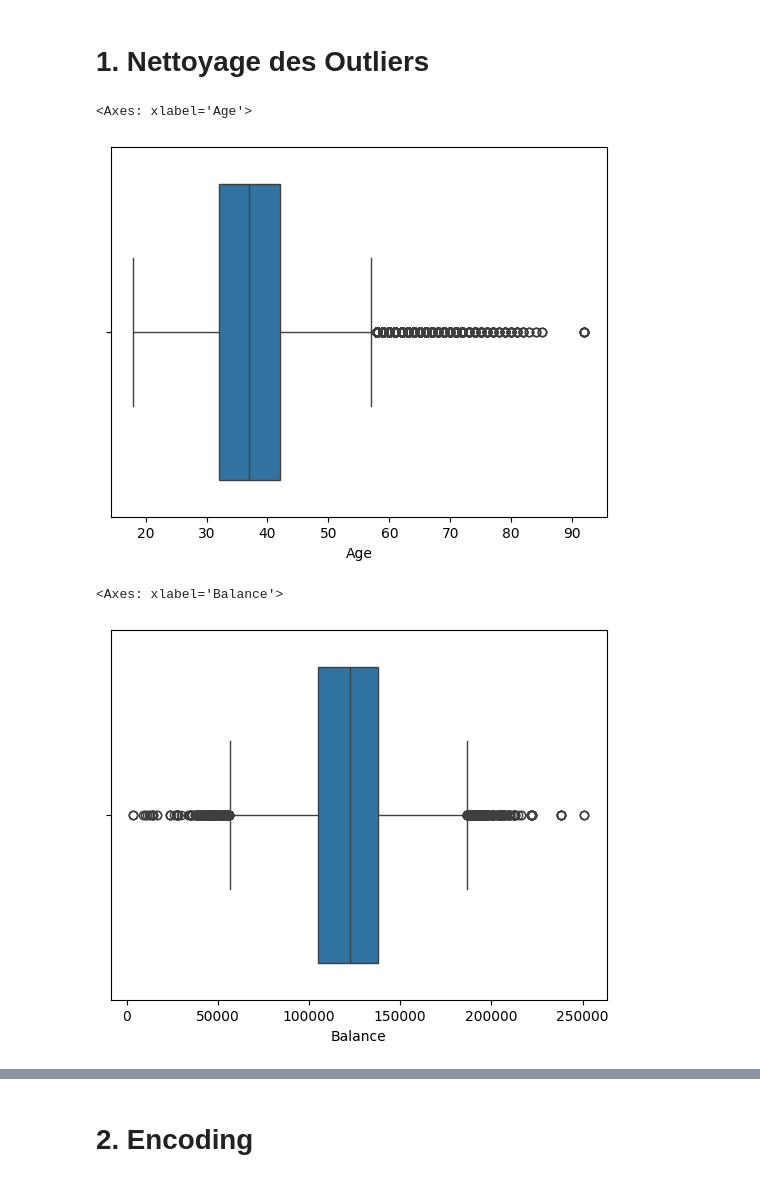
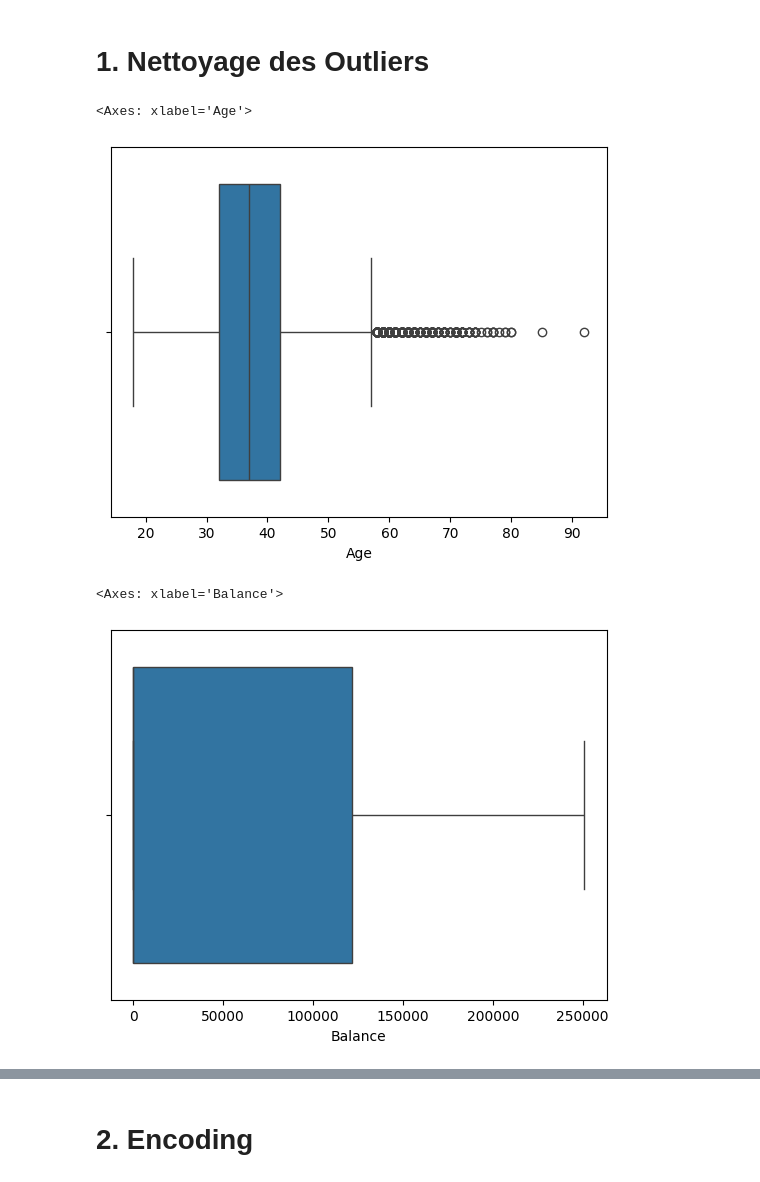
Before and after one commit to SimonGallien/mlpro-bank-churn, a Jupyter notebook: src/mlpro_bank_churn/4_model_pipeline.ipynb, the cells around one changed output, grey strips where cells are left out. Drawn from its saved outputs; the diff is of its cells as text; code cells hidden in the pictures.

```diff
--- a/src/mlpro_bank_churn/4_model_pipeline.ipynb
+++ b/src/mlpro_bank_churn/4_model_pipeline.ipynb
@@ -16,7 +18,8 @@ from sklearn.model_selection import train_test_split
 from sklearn.metrics import classification_report, confusion_matrix, accuracy_score, f1_score
 # %%
 df_train = pd.read_csv("train_data.csv")
-df_train
+df_train = df_train.drop_duplicates(subset="CustomerId", keep="first")
+df_train.reset_index(drop=True)
 # %% [output]
 |  | ID | CustomerId | Surname | CreditScore | Geography | Gender | Age | Tenure | Balance | ... |
 | 0 | 37765 | 15794860 | Ch'eng | 627 | France | Male | 28.0 | 7 | 131694.04 | ... |
@@ -39,7 +42,7 @@ df_train
 sns.boxplot(x="Age", data=df_train)
 # %% [output]
 <Axes: xlabel='Age'>
-[figure, old version]
+[figure, new version]
 # %%
 age = df_train["Age"]
 
@@ -57,7 +60,7 @@ df_train = df_train.query("Age > @lower_bound | Age < @upper_bound")
 # %%
 # Pour la variable Balance
 
-sns.boxplot(x="Balance", data=df_train.query("Balance > 0"))
+sns.boxplot(x="Balance", data=df_train)
 # %% [output]
 <Axes: xlabel='Balance'>
-[figure, old version]
+[figure, new version]
```
Also changed, not shown: parts of 26 cells of this notebook, 4 other files.
